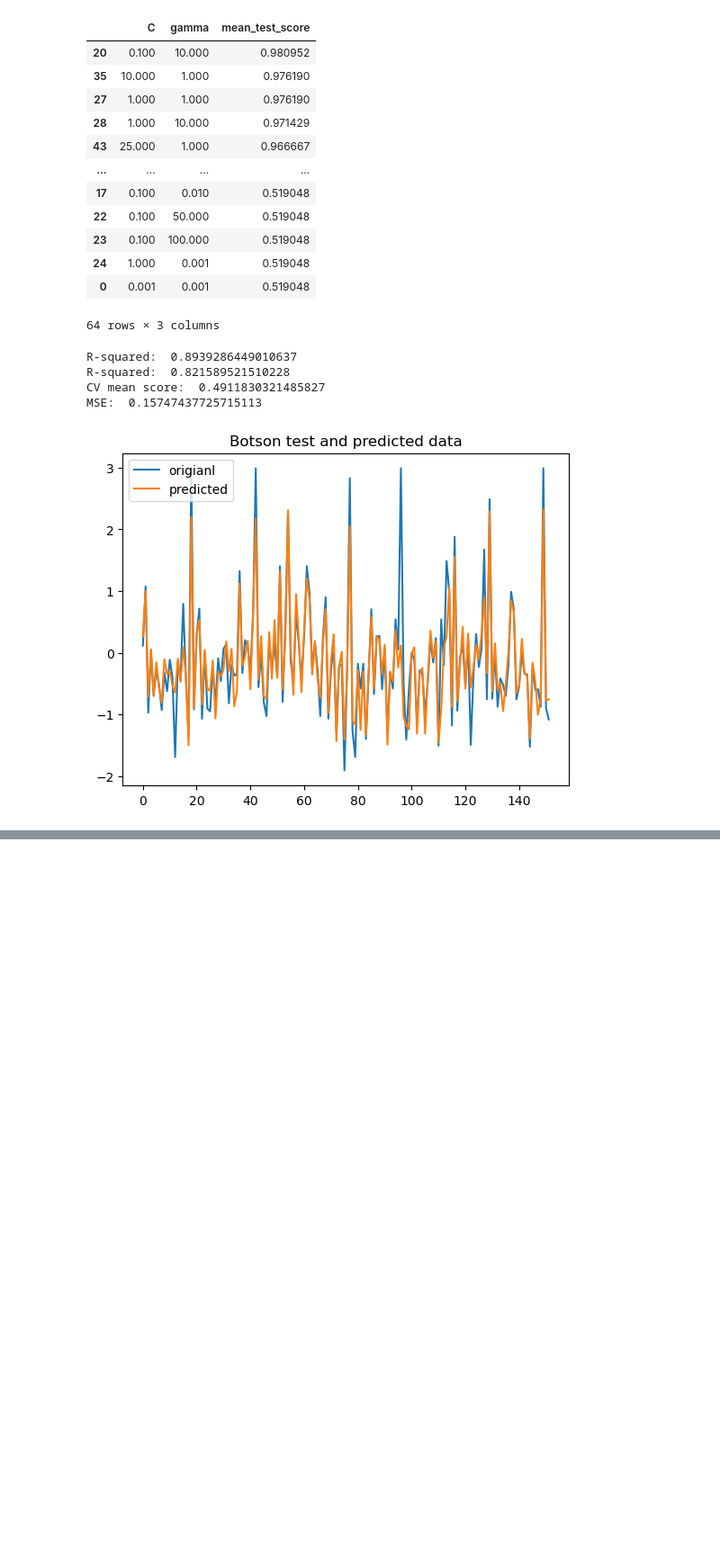
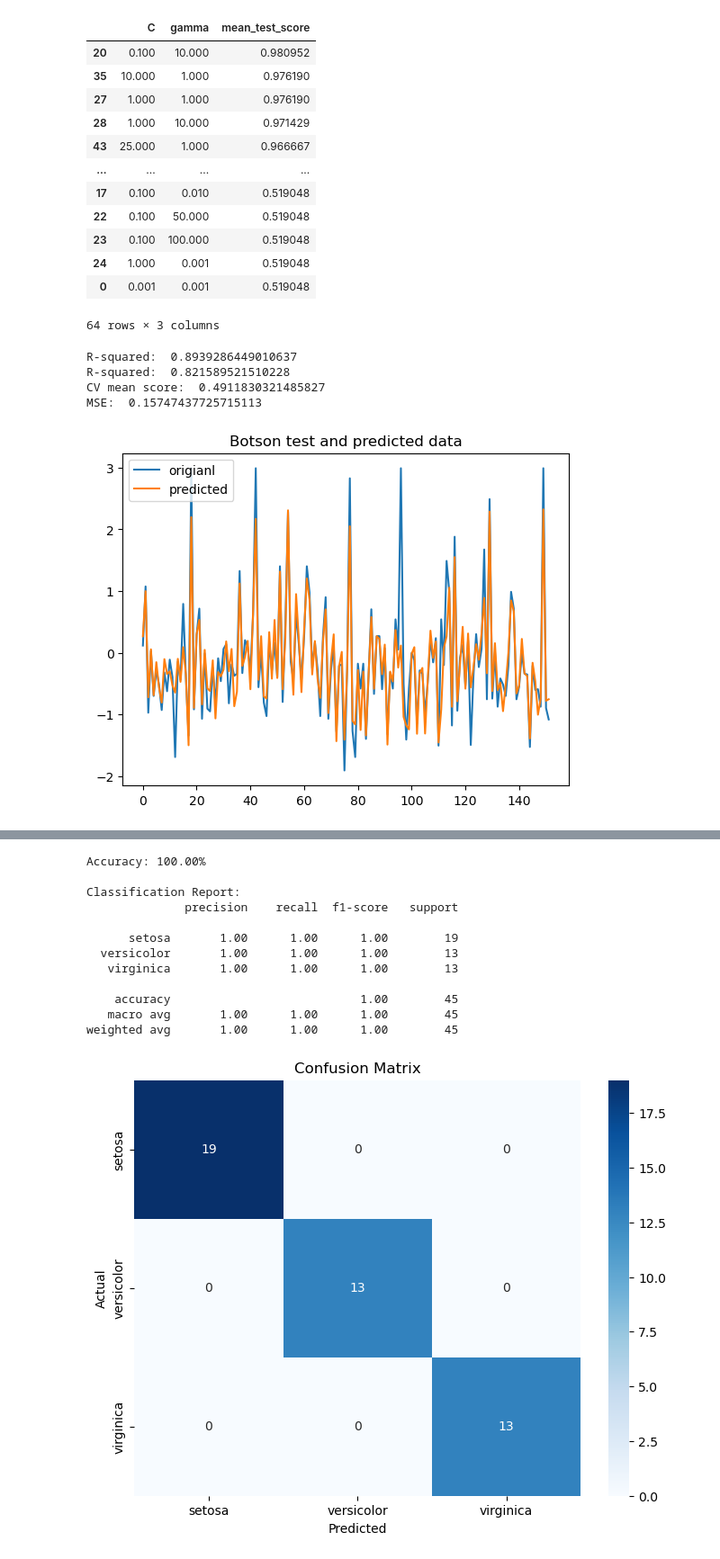
Before and after one commit to YangGuiBee/ML, a Jupyter notebook: TextBook-06/ex06.ipynb, the cells around one changed output, grey strips where cells are left out. Shown at 90% size. Cells and saved outputs as stored; diff of their text form; code cells hidden in the pictures; blank space fills up the shorter version.

```diff
--- a/TextBook-06/ex06.ipynb
+++ b/TextBook-06/ex06.ipynb
@@ -796,0 +848,68 @@ MSE:  0.15747437725715113
+# %%
+##########################################################
+# 6강 : Decision Tree Classification
+##########################################################
+# 필요한 라이브러리 임포트
+import numpy as np
+import matplotlib.pyplot as plt
+from sklearn import datasets
+from sklearn.model_selection import train_test_split
+from sklearn.tree import DecisionTreeClassifier
+from sklearn.metrics import accuracy_score, classification_report, confusion_matrix
+import seaborn as sns  # 혼동 행렬 시각화를 위한 seaborn 임포트
+
+# 1. 아이리스 데이터셋 불러오기 (붓꽃 분류 데이터셋)
+iris = datasets.load_iris()  # Iris 데이터셋 로드
+X = iris.data  # 피처 데이터 (꽃받침과 꽃잎의 길이와 너비)
+y = iris.target  # 타겟 데이터 (0: Setosa, 1: Versicolor, 2: Virginica)
+
+# 2. 데이터셋을 학습과 테스트로 분할 (70% 학습, 30% 테스트)
+X_train, X_test, y_train, y_test = train_test_split(X, y, test_size=0.3, random_state=42)
+
+# 3. 결정 트리 분류 모델 생성 (최대 깊이 3으로 설정)
+clf = DecisionTreeClassifier(max_depth=3, random_state=42)
+clf.fit(X_train, y_train)  # 학습 데이터를 이용해 모델 학습
+
+# 4. 테스트 데이터에 대한 예측
+y_pred = clf.predict(X_test)
+
+# 5. 정확도 출력
+accuracy = accuracy_score(y_test, y_pred)  # 정확도 계산
+print(f"Accuracy: {accuracy * 100:.2f}%")  # 정확도 출력
+
+# 6. 분류 성능 평가 보고서 출력
+print("\nClassification Report:")
+print(classification_report(y_test, y_pred, target_names=iris.target_names))  # 분류 보고서 출력
+
+# 7. 혼동 행렬 계산
+cm = confusion_matrix(y_test, y_pred)  # 혼동 행렬 생성
+
+# 8. 혼동 행렬 시각화
+plt.figure(figsize=(8, 6))  # 그래프 크기 설정
+sns.heatmap(cm, annot=True, fmt='d', cmap='Blues', xticklabels=iris.target_names, yticklabels=iris.target_names)  # seaborn을 사용한 혼동 행렬 시각화
+plt.xlabel('Predicted')  # x축 레이블 설정
+plt.ylabel('Actual')  # y축 레이블 설정
+plt.title('Confusion Matrix')  # 그래프 제목 설정
+plt.show()  # 그래프 표시
+
+# 9. 결정 트리 구조 시각화 (그래프 그리기)
+from sklearn.tree import plot_tree
+
+plt.figure(figsize=(12, 8))  # 트리 시각화를 위한 크기 설정
+plot_tree(clf, feature_names=iris.feature_names, class_names=iris.target_names, filled=True)  # 결정 트리 시각화
+plt.title("Decision Tree Visualization")  # 트리 시각화 제목 설정
+plt.show()  # 트리 구조 그래프 표시
+# %% [output]
+Accuracy: 100.00%
+
+Classification Report:
+              precision    recall  f1-score   support
+
+      setosa       1.00      1.00      1.00        19
+  versicolor       1.00      1.00      1.00        13
+   virginica       1.00      1.00      1.00        13
+
+    accuracy                           1.00        45
+   macro avg       1.00      1.00      1.00        45
+weighted avg       1.00      1.00      1.00        45
+[figure, added]
```
Also changed, not shown: parts of 4 cells of this notebook.
